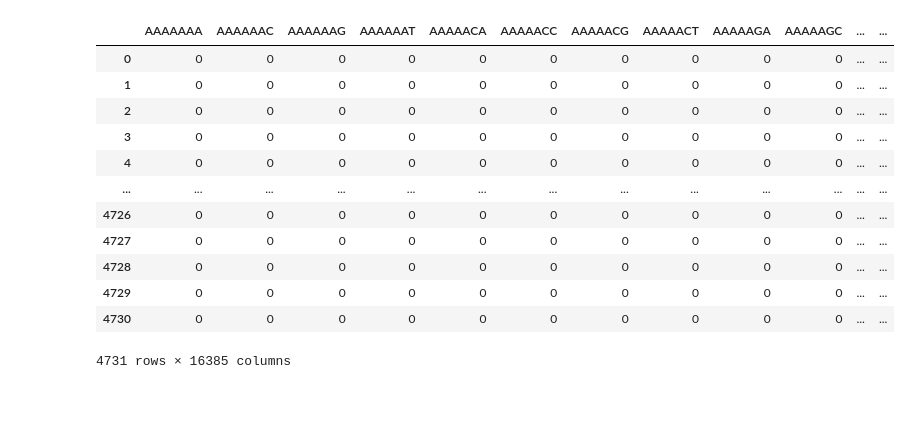
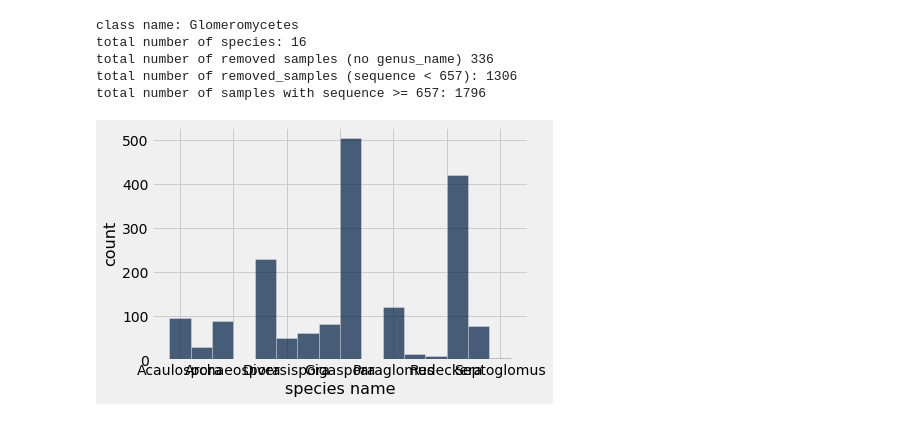
Before and after one commit to ali0jn/Hierarchical-Taxonomy-Classification, a Jupyter notebook: preprocessing/preprocessing.ipynb, the cells around one changed output. Saved outputs shown, nothing was run; the diff lists cells and outputs as text; code cells hidden in the pictures.

Commit message:
added dataset stats

```diff
--- a/preprocessing/preprocessing.ipynb
+++ b/preprocessing/preprocessing.ipynb
@@ -4 +1,10 @@ import numpy as np
+# %%
+import pandas as pd
+import numpy as np
+import copy
+from datascience import *
+%matplotlib inline
+import matplotlib.pyplot as plots
+plots.style.use('fivethirtyeight')
+plots.rcParams["patch.force_edgecolor"] = True
 # %%
@@ -113,20 +79,37 @@ df
-# %%
-df_2 = pd.read_csv('../datasets/Chiroptera.Cleaned.k7.csv')
-df_2.drop(['Unnamed: 0', 'nucleotides'], inplace=True, axis=1)
-a = df_2.pop('genus_name')
-df_2.insert(len(df_2.columns), 'genus name', a)
-df_2
-# %% [output]
-|  | AAAAAAA | AAAAAAC | AAAAAAG | AAAAAAT | AAAAACA | AAAAACC | AAAAACG | AAAAACT | AAAAAGA | AAAAAGC | ... | ... |
-| 0 | 0 | 0 | 0 | 0 | 0 | 0 | 0 | 0 | 0 | 0 | ... | ... |
-| 1 | 0 | 0 | 0 | 0 | 0 | 0 | 0 | 0 | 0 | 0 | ... | ... |
-| 2 | 0 | 0 | 0 | 0 | 0 | 0 | 0 | 0 | 0 | 0 | ... | ... |
-| 3 | 0 | 0 | 0 | 0 | 0 | 0 | 0 | 0 | 0 | 0 | ... | ... |
-| 4 | 0 | 0 | 0 | 0 | 0 | 0 | 0 | 0 | 0 | 0 | ... | ... |
-| ... | ... | ... | ... | ... | ... | ... | ... | ... | ... | ... | ... | ... |
-| 4726 | 0 | 0 | 0 | 0 | 0 | 0 | 0 | 0 | 0 | 0 | ... | ... |
-| 4727 | 0 | 0 | 0 | 0 | 0 | 0 | 0 | 0 | 0 | 0 | ... | ... |
-| 4728 | 0 | 0 | 0 | 0 | 0 | 0 | 0 | 0 | 0 | 0 | ... | ... |
-| 4729 | 0 | 0 | 0 | 0 | 0 | 0 | 0 | 0 | 0 | 0 | ... | ... |
-| 4730 | 0 | 0 | 0 | 0 | 0 | 0 | 0 | 0 | 0 | 0 | ... | ... |
-4731 rows × 16385 columns
+# %%
+def get_stats(file):
+    genus_freq = {}
+    res = []
+    genus_counter = 0
+    seq_counter = 0
+    with open(file, encoding='mac_roman') as sequence_file:
+        for line in sequence_file:
+            data = line.split('\t')
+            genus_name = data[19].strip()
+            nucleotide = data[71].strip()
+            class_name = data[11].strip()
+            if genus_name == '':
+                genus_counter += 1
+                continue
+            elif len(nucleotide) < 657:
+                seq_counter += 1
+                continue
+            res.append(genus_name)
+            genus_freq.setdefault(genus_name, 0)
+            genus_freq[genus_name] += 1
+    print('class name:', class_name)
+    print('total number of species:', len(genus_freq))
+    print('total number of removed samples (no genus_name)', genus_counter)
+    print('total number of removed_samples (sequence < 657):', seq_counter)
+    print('total number of samples with sequence >= 657:', sum(genus_freq.values()))
+
+    Table().with_column('species name', np.array(res)).group(0).bar('species name')
+# %%
+get_stats('Glomeromycetes.txt')
+# %% [output]
+class name: Glomeromycetes
+total number of species: 16
+total number of removed samples (no genus_name) 336
+total number of removed_samples (sequence < 657): 1306
+total number of samples with sequence >= 657: 1796
+[figure, added]
```
Also changed, not shown: parts of 9 cells of this notebook, 6 other files.
